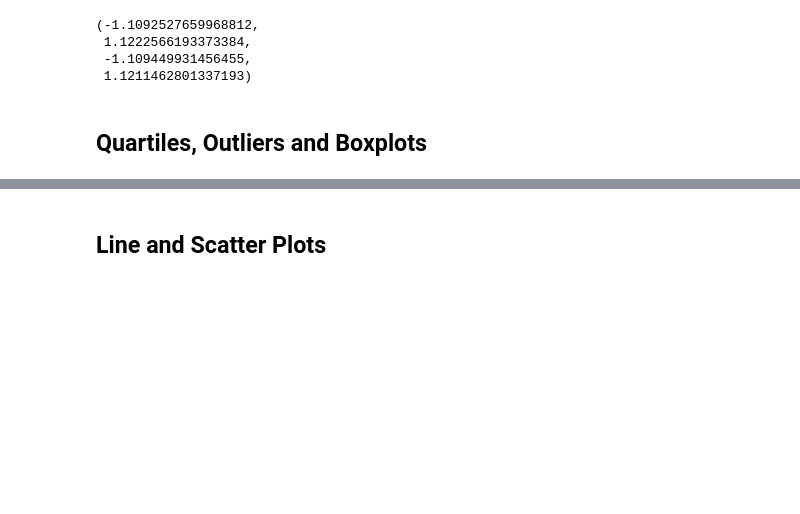
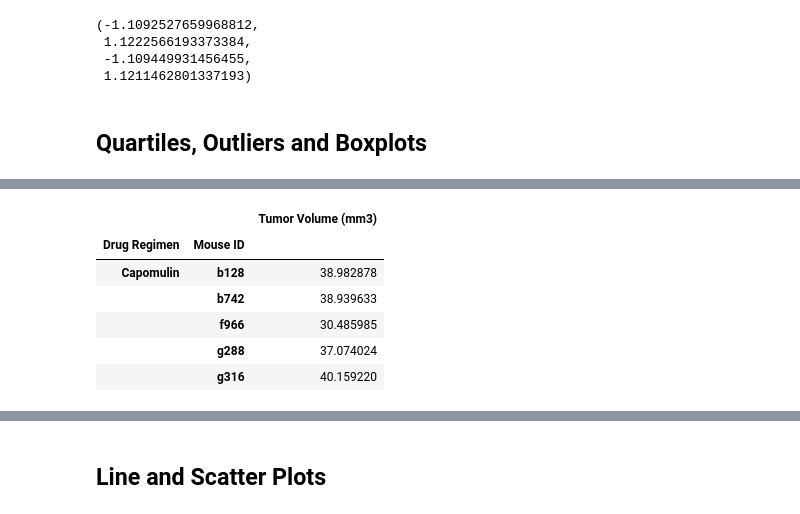
Before and after one commit to rpatel10491/matpilotlab-challenge, a Jupyter notebook: Pymaceuticals/pymaceuticals_starter.ipynb, the cells around one changed output, grey strips where cells are left out. Cells and saved outputs as stored; diff of their text form; code cells hidden in the pictures; blank space fills up the shorter version.

```diff
--- a/Pymaceuticals/pymaceuticals_starter.ipynb
+++ b/Pymaceuticals/pymaceuticals_starter.ipynb
@@ -203,17 +217,27 @@ plt.axis('equal')
 # %%
 # Put treatments into a list for for loop (and later for plot labels)
-
+best_rgm_list = best_regimes_data.groupby(['Drug Regimen', 'Mouse ID']).last()['Tumor Volume (mm3)']
+best_rgm_list.head()
 
 # Create empty list to fill with tumor vol data (for plotting)
-
+best_rgm_df = best_rgm_list.to_frame()
+best_rgm_df.head()
 
 # Calculate the IQR and quantitatively determine if there are any potential outliers.
 
 
     # Locate the rows which contain mice on each drug and get the tumor volumes
 
 
     # add subset
 
 
     # Determine outliers using upper and lower bounds
+# %% [output]
+|  |  | Tumor Volume (mm3) |
+| Drug Regimen | Mouse ID |  |
+| Capomulin | b128 | 38.982878 |
+|  | b742 | 38.939633 |
+|  | f966 | 30.485985 |
+|  | g288 | 37.074024 |
+|  | g316 | 40.159220 |
```
Also changed, not shown: parts of 7 cells of this notebook.
